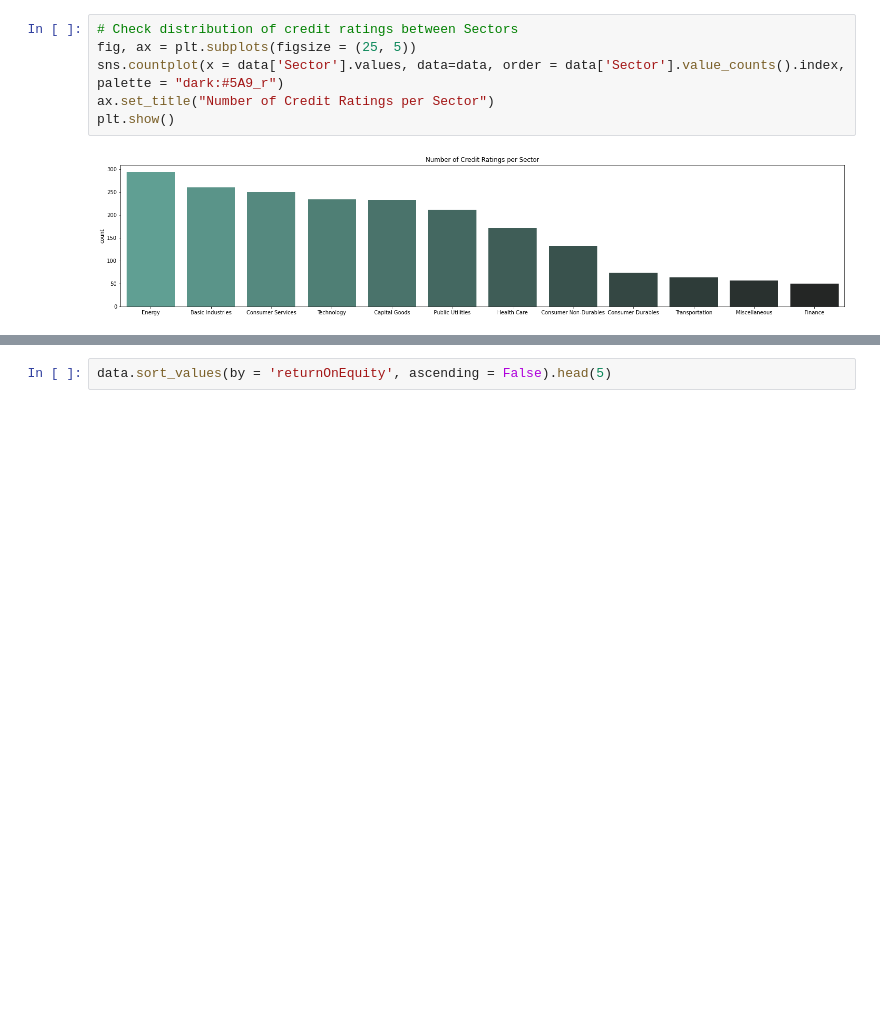
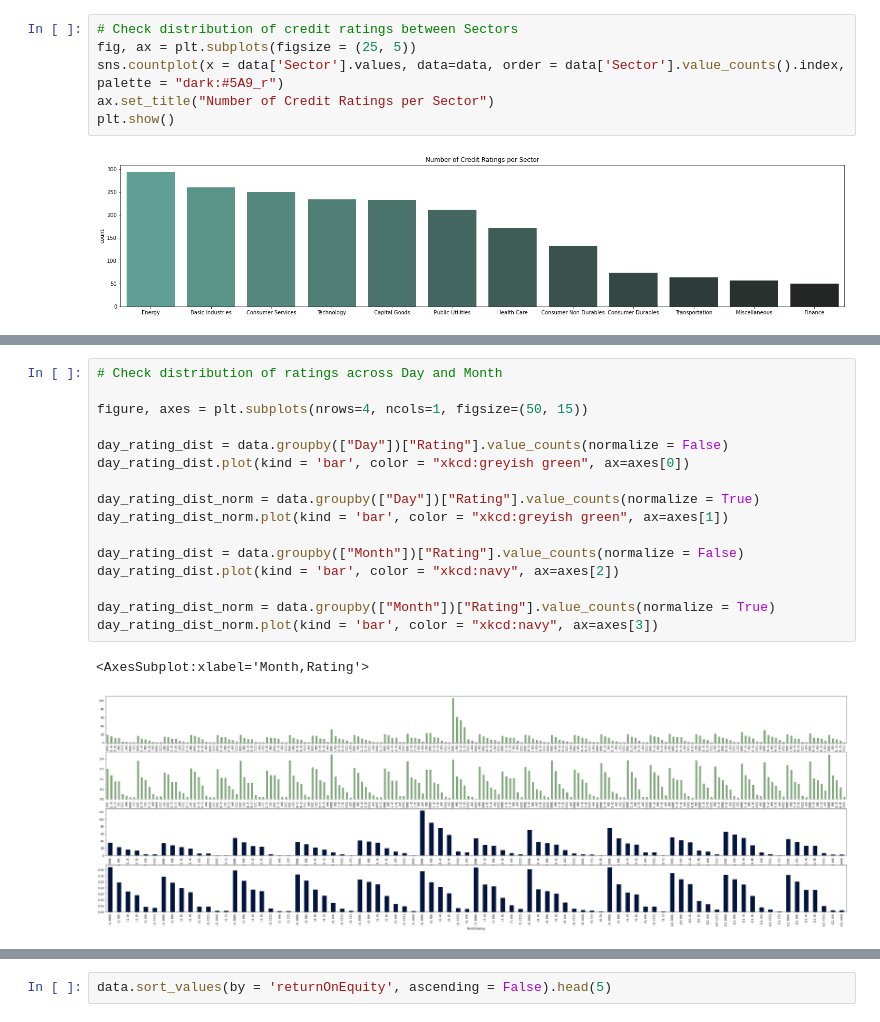
Before and after one commit to bethbarlow7/udacity_ds_nanodegree_capstone, a Jupyter notebook: data/EDA.ipynb, the cells around one changed output, grey strips where cells are left out. Drawn from its saved outputs; the diff is of its cells as text; blank space fills up the shorter version.

```diff
--- a/data/EDA.ipynb
+++ b/data/EDA.ipynb
@@ -158,0 +136,19 @@ average_month_rating.plot(kind = 'bar', color = "xkcd:greyish green") # no chang
+# %%
+# Check distribution of ratings across Day and Month
+
+figure, axes = plt.subplots(nrows=4, ncols=1, figsize=(50, 15))
+
+day_rating_dist = data.groupby(["Day"])["Rating"].value_counts(normalize = False)
+day_rating_dist.plot(kind = 'bar', color = "xkcd:greyish green", ax=axes[0])
+
+day_rating_dist_norm = data.groupby(["Day"])["Rating"].value_counts(normalize = True)
+day_rating_dist_norm.plot(kind = 'bar', color = "xkcd:greyish green", ax=axes[1])
+
+day_rating_dist = data.groupby(["Month"])["Rating"].value_counts(normalize = False)
+day_rating_dist.plot(kind = 'bar', color = "xkcd:navy", ax=axes[2])
+
+day_rating_dist_norm = data.groupby(["Month"])["Rating"].value_counts(normalize = True)
+day_rating_dist_norm.plot(kind = 'bar', color = "xkcd:navy", ax=axes[3])
+# %% [output]
+<AxesSubplot:xlabel='Month,Rating'>
+[figure, added]
```
Also changed, not shown: parts of 41 cells of this notebook.
